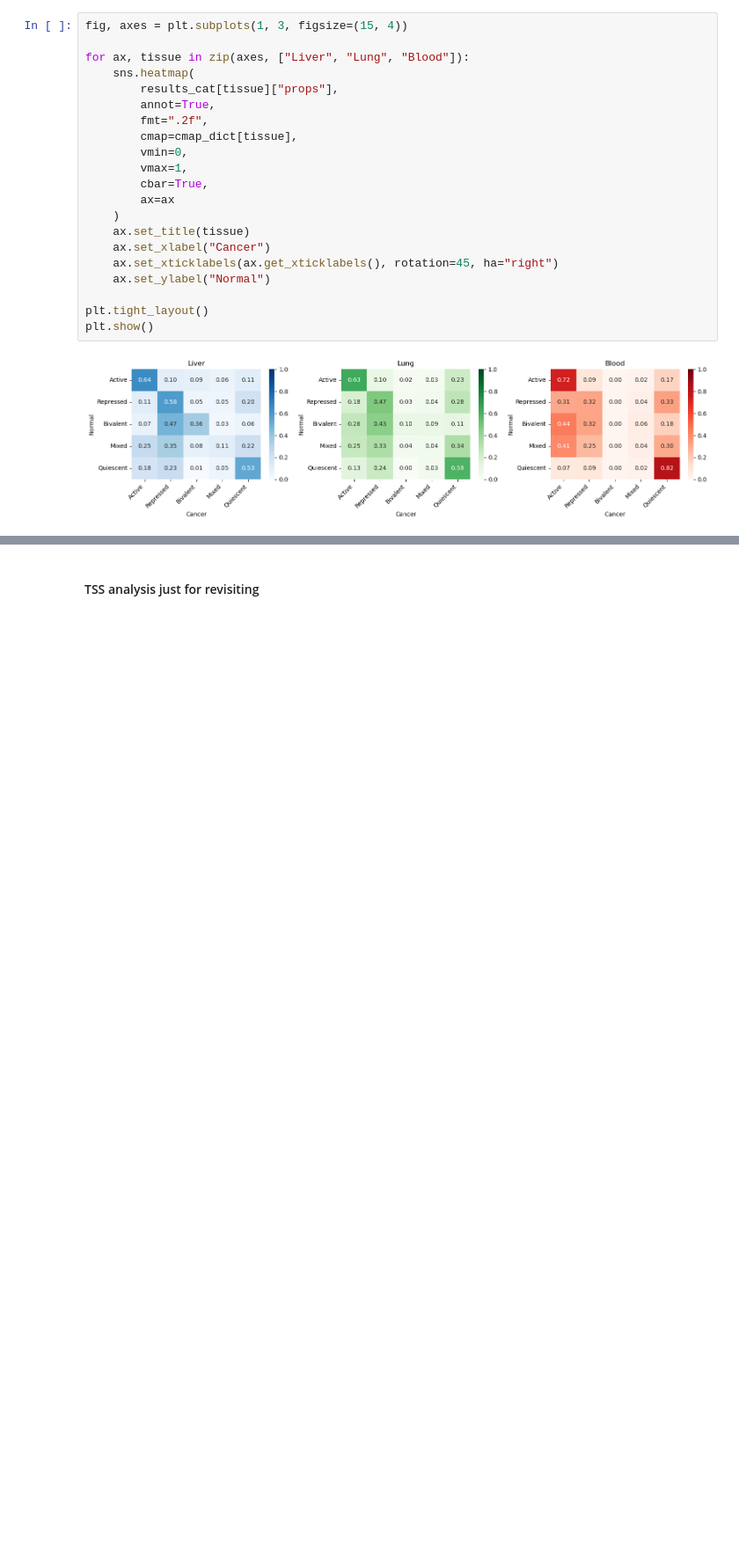
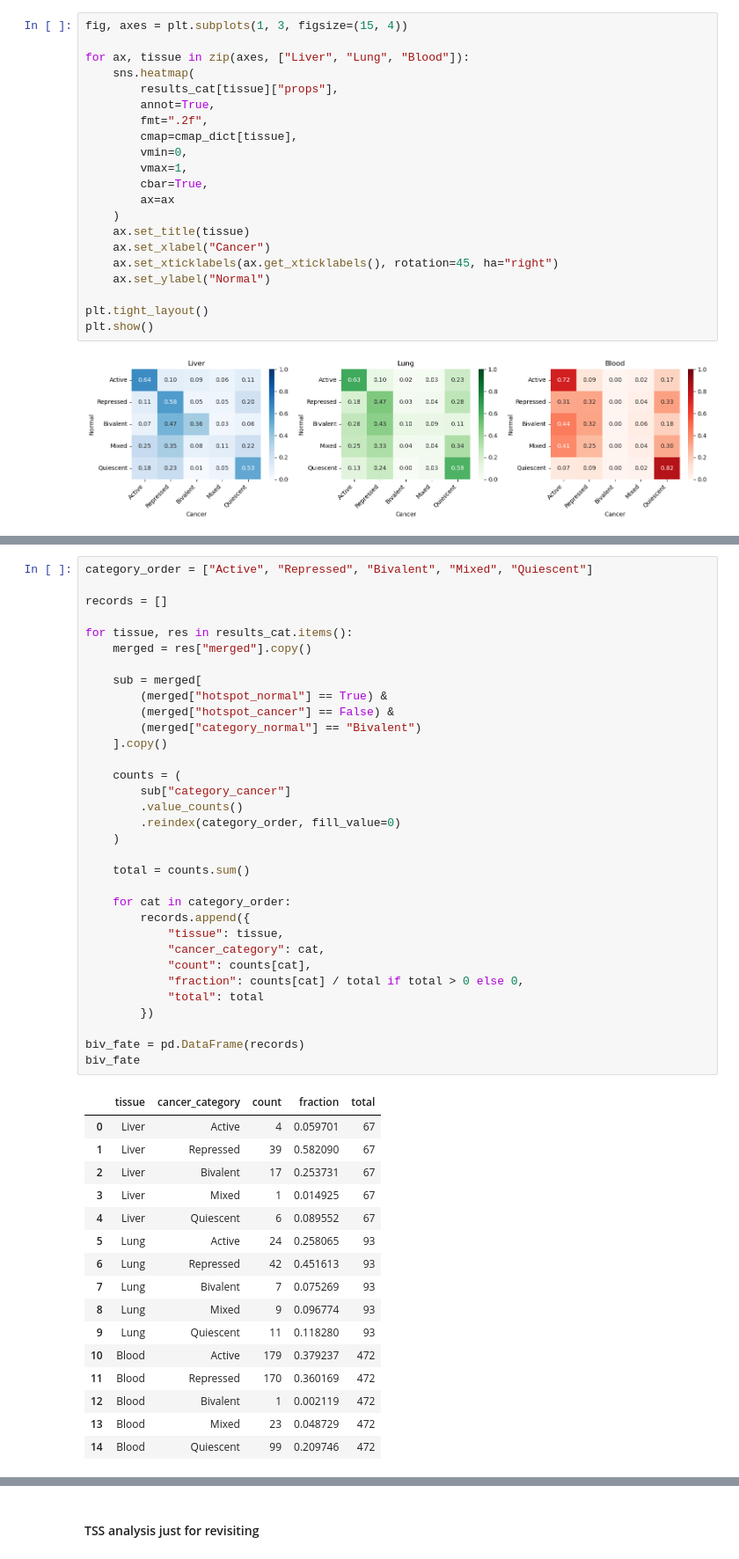
Before and after one commit to caocao0525/HERV, a Jupyter notebook: herv_all_hotspot_analysis.ipynb, the cells around one changed output, grey strips where cells are left out. Shown at 88% size. Cells and saved outputs as stored; diff of their text form; blank space fills up the shorter version.

```diff
--- a/herv_all_hotspot_analysis.ipynb
+++ b/herv_all_hotspot_analysis.ipynb
@@ -1223,0 +1256,50 @@ plt.show()
+# %%
+category_order = ["Active", "Repressed", "Bivalent", "Mixed", "Quiescent"]
+
+records = []
+
+for tissue, res in results_cat.items():
+    merged = res["merged"].copy()
+
+    sub = merged[
+        (merged["hotspot_normal"] == True) &
+        (merged["hotspot_cancer"] == False) &
+        (merged["category_normal"] == "Bivalent")
+    ].copy()
+
+    counts = (
+        sub["category_cancer"]
+        .value_counts()
+        .reindex(category_order, fill_value=0)
+    )
+
+    total = counts.sum()
+
+    for cat in category_order:
+        records.append({
+            "tissue": tissue,
+            "cancer_category": cat,
+            "count": counts[cat],
+            "fraction": counts[cat] / total if total > 0 else 0,
+            "total": total
+        })
+
+biv_fate = pd.DataFrame(records)
+biv_fate
+# %% [output]
+|  | tissue | cancer_category | count | fraction | total |
+| 0 | Liver | Active | 4 | 0.059701 | 67 |
+| 1 | Liver | Repressed | 39 | 0.582090 | 67 |
+| 2 | Liver | Bivalent | 17 | 0.253731 | 67 |
+| 3 | Liver | Mixed | 1 | 0.014925 | 67 |
+| 4 | Liver | Quiescent | 6 | 0.089552 | 67 |
+| 5 | Lung | Active | 24 | 0.258065 | 93 |
+| 6 | Lung | Repressed | 42 | 0.451613 | 93 |
+| 7 | Lung | Bivalent | 7 | 0.075269 | 93 |
+| 8 | Lung | Mixed | 9 | 0.096774 | 93 |
+| 9 | Lung | Quiescent | 11 | 0.118280 | 93 |
+| 10 | Blood | Active | 179 | 0.379237 | 472 |
+| 11 | Blood | Repressed | 170 | 0.360169 | 472 |
+| 12 | Blood | Bivalent | 1 | 0.002119 | 472 |
+| 13 | Blood | Mixed | 23 | 0.048729 | 472 |
+| 14 | Blood | Quiescent | 99 | 0.209746 | 472 |
```
Also changed, not shown: parts of 10 cells of this notebook.
